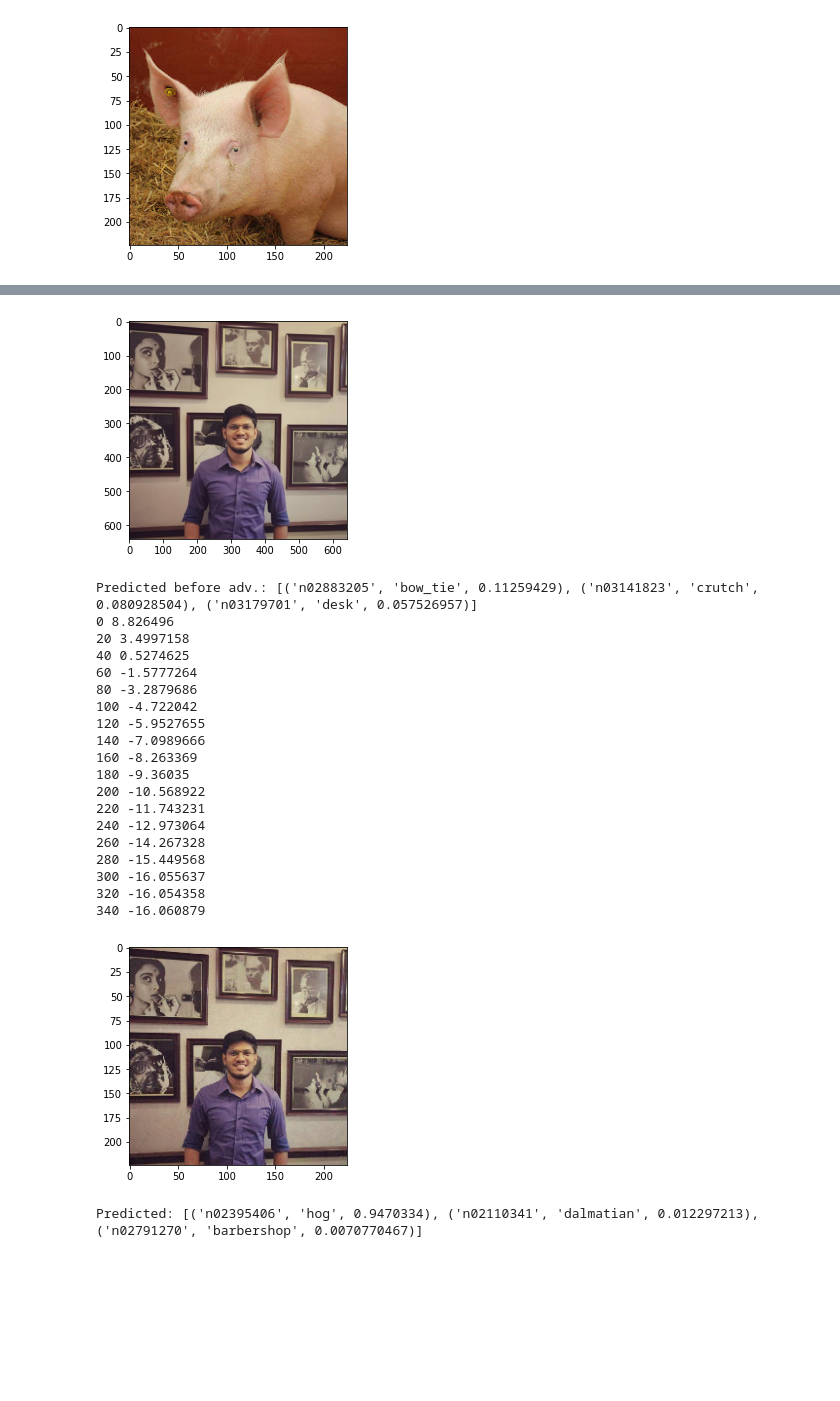
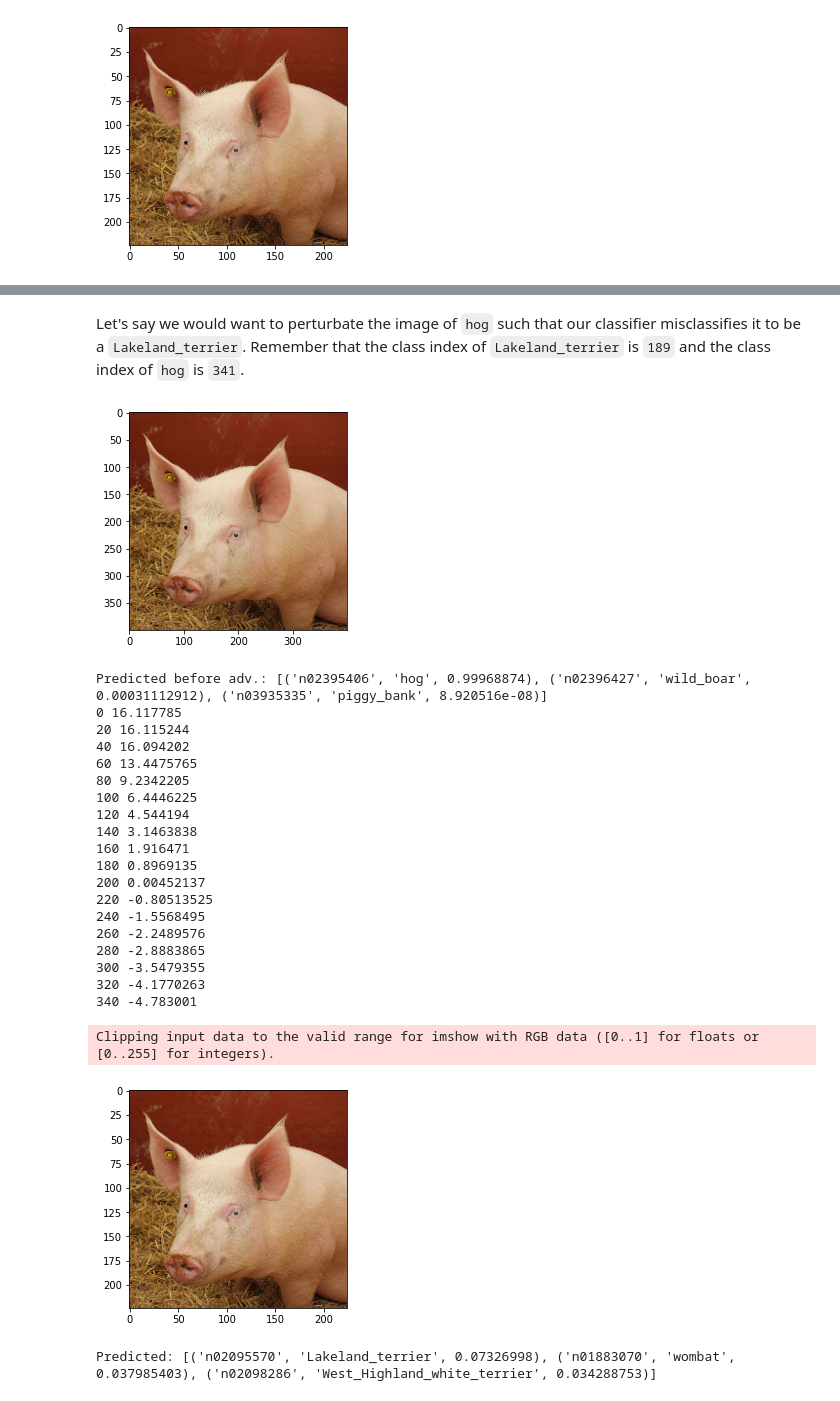
Before and after one commit to sayakpaul/Adversarial-Examples-in-Deep-Learning, a Jupyter notebook: Image_Adversaries_Basics.ipynb, the cells around one changed output, grey strips where cells are left out. Saved outputs shown, nothing was run; the diff lists cells and outputs as text; code cells hidden in the pictures; blank space fills up the shorter version.

```diff
--- a/Image_Adversaries_Basics.ipynb
+++ b/Image_Adversaries_Basics.ipynb
@@ -372,28 +304,32 @@ def perturb_image(image_path, true, target):
     perturbed_image = preprocess_input(image_tensor + delta_tensor)
     preds = resnet50.predict(perturbed_image)
     print('Predicted:', tf.keras.applications.resnet50.decode_predictions(preds, top=3)[0])
-# %%
-perturb_image("ritwik.jpeg", 457, 341)
-# %% [output]
-[figure, removed]
-Predicted before adv.: [('n02883205', 'bow_tie', 0.11259429), ('n03141823', 'crutch', 0.080928504), ('n03179701', 'desk', 0.057526957)]
-0 8.826496
-20 3.4997158
-40 0.5274625
-60 -1.5777264
-80 -3.2879686
-100 -4.722042
-120 -5.9527655
-140 -7.0989666
-160 -8.263369
-180 -9.36035
-200 -10.568922
-220 -11.743231
-240 -12.973064
-260 -14.267328
-280 -15.449568
-300 -16.055637
-320 -16.054358
-340 -16.060879
-[figure, removed]
-Predicted: [('n02395406', 'hog', 0.9470334), ('n02110341', 'dalmatian', 0.012297213), ('n02791270', 'barbershop', 0.0070770467)]
+# %% [markdown]
+Let's say we would want to perturbate the image of `hog` such that our classifier misclassifies it to be a `Lakeland_terrier`. Remember that the class index of `Lakeland_terrier` is `189` and the class index of `hog` is `341`.
+# %%
+# Let's see!
+perturb_image("pig.jpg", 341, 189)
+# %% [output]
+[figure, added]
+Predicted before adv.: [('n02395406', 'hog', 0.99968874), ('n02396427', 'wild_boar', 0.00031112912), ('n03935335', 'piggy_bank', 8.920516e-08)]
+0 16.117785
+20 16.115244
+40 16.094202
+60 13.4475765
+80 9.2342205
+100 6.4446225
+120 4.544194
+140 3.1463838
+160 1.916471
+180 0.8969135
+200 0.00452137
+220 -0.80513525
+240 -1.5568495
+260 -2.2489576
+280 -2.8883865
+300 -3.5479355
+320 -4.1770263
+340 -4.783001
+Clipping input data to the valid range for imshow with RGB data ([0..1] for floats or [0..255] for integers).
+[figure, added]
+Predicted: [('n02095570', 'Lakeland_terrier', 0.07326998), ('n01883070', 'wombat', 0.037985403), ('n02098286', 'West_Highland_white_terrier', 0.034288753)]
```
Also changed, not shown: parts of 30 cells of this notebook.
